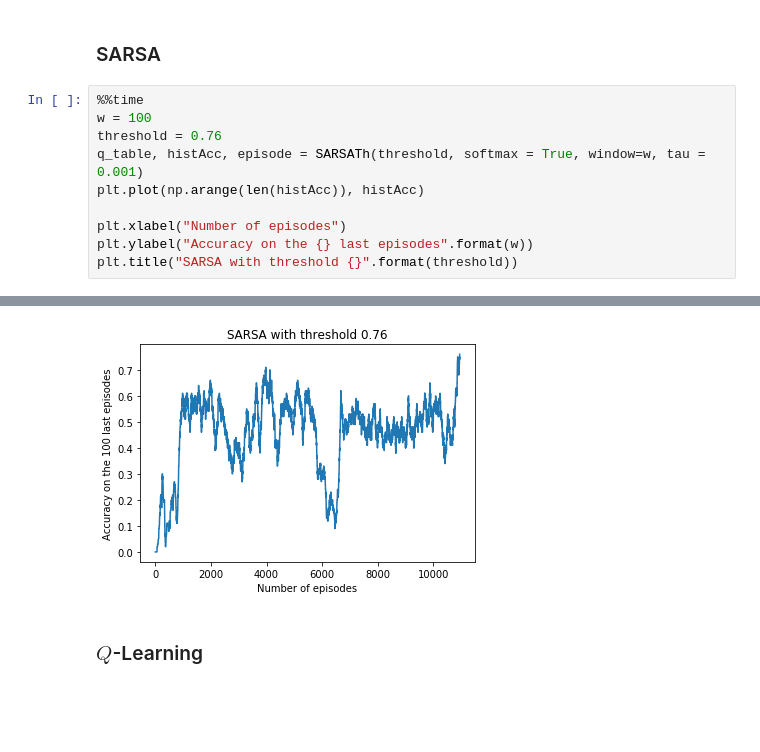
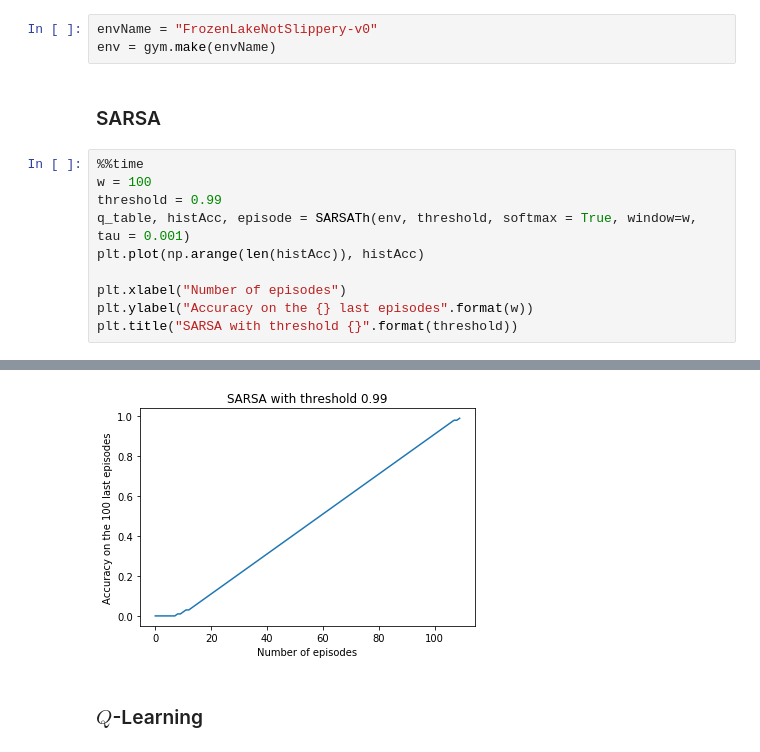
Before and after one commit to AntGro/P3A-Deep-Reinforcement-Learning, a Jupyter notebook: Notebooks/TD deterministic.ipynb, the cells around one changed output, grey strips where cells are left out. Drawn from its saved outputs; the diff is of its cells as text; blank space fills up the shorter version.

```diff
--- a/Notebooks/TD deterministic.ipynb
+++ b/Notebooks/TD deterministic.ipynb
@@ -24,10 +25,13 @@ env = gym.make("FrozenLake-v0")
+# %%
+envName = "FrozenLakeNotSlippery-v0"
+env = gym.make(envName)
 # %% [markdown]
 ### SARSA
 # %%
 %%time
 w = 100
-threshold = 0.76
-q_table, histAcc, episode = SARSATh(threshold, softmax = True, window=w, tau = 0.001)
+threshold = 0.99
+q_table, histAcc, episode = SARSATh(env, threshold, softmax = True, window=w, tau = 0.001)
 plt.plot(np.arange(len(histAcc)), histAcc)
 
 plt.xlabel("Number of episodes")
@@ -38,4 +42,4 @@ Wall time: 1min 50s
-[figure, old version]
+[figure, new version]
 # %% [markdown]
 ### $Q$-Learning
 # %%
```
Also changed, not shown: parts of 15 cells of this notebook, 6 other files.
